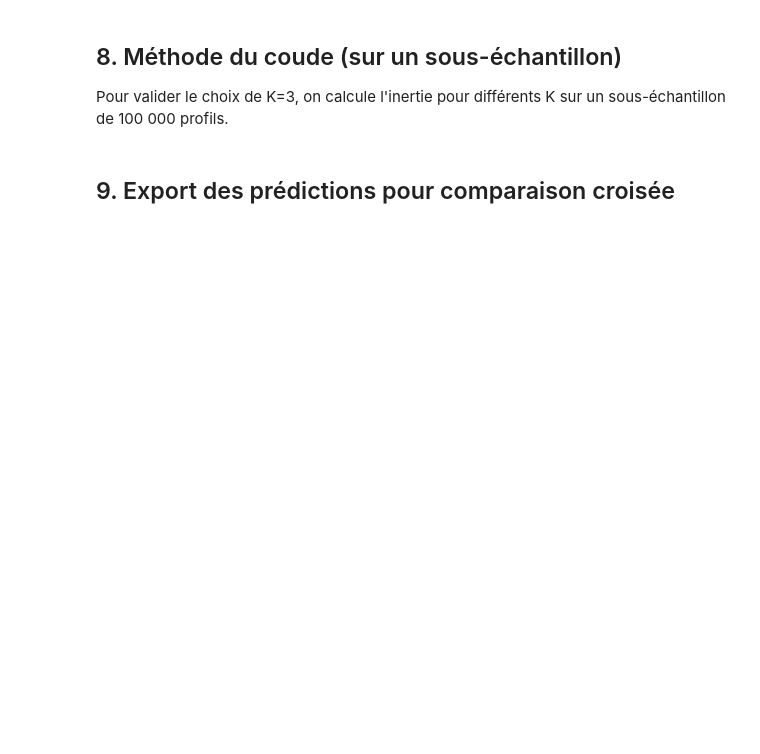
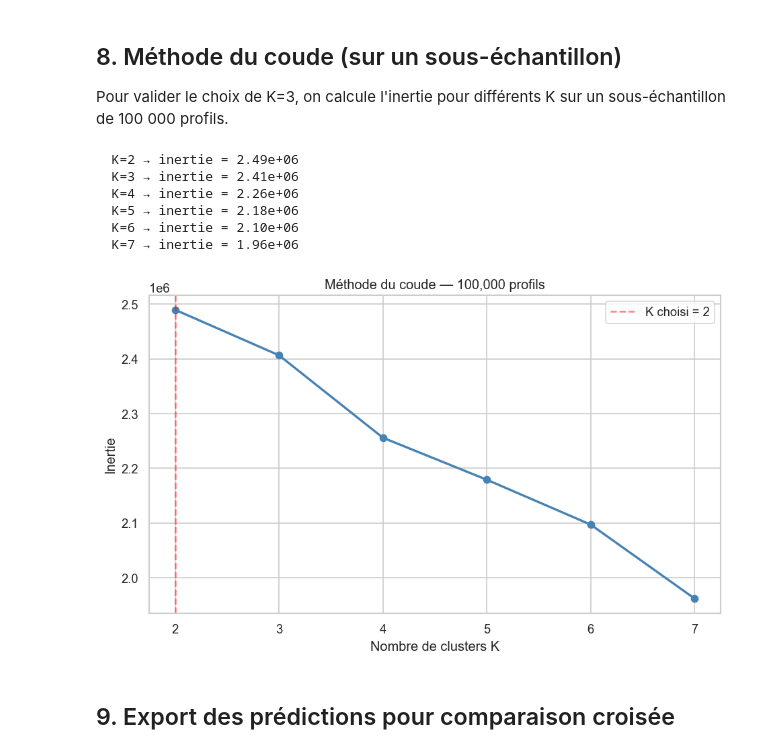
Before and after one commit to malcolm-a/if29-twitter-analysis, a Jupyter notebook: src/ml/unsupervised/kmeans_2m.ipynb, the cells around one changed output. Drawn from its saved outputs; the diff is of its cells as text; code cells hidden in the pictures; blank space fills up the shorter version.

Commit message:
wip(ml): update unsupervised clustering experiments

```diff
--- a/src/ml/unsupervised/kmeans_2m.ipynb
+++ b/src/ml/unsupervised/kmeans_2m.ipynb
@@ -39,9 +37,6 @@ print("✅ Imports OK")
 # %% [markdown]
 ## 2. Configuration
 # %%
-# ---------------------------------------------------------------------------
-# Features (mêmes que RF et autres notebooks unsupervised)
-# ---------------------------------------------------------------------------
 ALL_FEATURES = [
     "verified", "default_profile", "default_profile_image",
     "tweet_count", "urls_per_tweet", "hashtags_per_tweet", "mentions_per_tweet",
@@ -60,7 +55,7 @@ LOG_FEATURES = [
 
 # Paramètres de streaming
 BATCH_SIZE = 50_000     # profils par batch depuis PostgreSQL
-K_CLUSTERS = 3          # nombre de clusters (tester aussi 4)
+K_CLUSTERS = 2          # nombre de clusters (tester aussi 3, 4)
 RANDOM_STATE = 42
 
 print(f"Features : {len(ALL_FEATURES)}")
@@ -69,7 +68,8 @@ print(f"K : {K_CLUSTERS}")
 # %% [markdown]
 ## 3. Récupération des 420 profils labellisés (sondes)
 # %%
-df_labeled = get_labeled_features("data/processed/labeling_sample.csv")
+data_path = Path.cwd().parents[2] / "data" / "processed" / "labeling_sample.csv"
+df_labeled = get_labeled_features(str(data_path))
 labeled_user_ids = df_labeled["user_id"].to_list()
 
 # Extraction des features + log-transform
@@ -77,6 +77,9 @@ X_labeled = df_labeled.select(ALL_FEATURES).to_pandas().astype(float)
 for col in LOG_FEATURES:
     X_labeled[col] = np.log1p(np.maximum(X_labeled[col], 0))
 
+X_labeled = X_labeled.replace([np.inf, -np.inf], np.nan)
+X_labeled = X_labeled.fillna(X_labeled.median(numeric_only=True)).fillna(0)
+
 y_labeled = df_labeled["label"].to_pandas()
 
 print(f"Profils labellisés : {len(labeled_user_ids)}")
@@ -120,6 +127,9 @@ with get_db_connection() as conn:
             for col in LOG_FEATURES:
                 batch[col] = np.log1p(np.maximum(batch[col], 0))
 
+            batch = batch.replace([np.inf, -np.inf], np.nan)
+            batch = batch.fillna(batch.median(numeric_only=True)).fillna(0)
+
             scaler.partial_fit(batch.values)
             total_profiles += len(batch)
 
@@ -138,7 +160,7 @@ kmeans = MiniBatchKMeans(
     random_state=RANDOM_STATE,
     n_init=3,
     max_iter=100,
-)
+ )
 
 total_profiles = 0
 
@@ -155,6 +177,9 @@ with get_db_connection() as conn:
             for col in LOG_FEATURES:
                 batch[col] = np.log1p(np.maximum(batch[col], 0))
 
+            batch = batch.replace([np.inf, -np.inf], np.nan)
+            batch = batch.fillna(batch.median(numeric_only=True)).fillna(0)
+
             X_batch = scaler.transform(batch.values)
             kmeans.partial_fit(X_batch)
             total_profiles += len(batch)
@@ -272,33 +352,44 @@ query_sub = f"""
 """
 
 with get_db_connection() as conn:
     with conn.cursor() as cur:
         cur.execute(query_sub, (tuple(labeled_user_ids),))
         rows = cur.fetchall()
 
 subsample = pl.DataFrame(rows, schema=ALL_FEATURES, orient="row").to_pandas().astype(float)
 for col in LOG_FEATURES:
     subsample[col] = np.log1p(np.maximum(subsample[col], 0))
 
+subsample = subsample.replace([np.inf, -np.inf], np.nan)
+subsample = subsample.fillna(subsample.median(numeric_only=True)).fillna(0)
+
 X_sub = scaler.transform(subsample.values)
 
 inertias = []
 for k in K_RANGE:
     km = MiniBatchKMeans(n_clusters=k, batch_size=1000, random_state=RANDOM_STATE, n_init=3)
     km.fit(X_sub)
     inertias.append(km.inertia_)
     print(f"  K={k} → inertie = {km.inertia_:.2e}")
 
 # Plot
 fig, ax = plt.subplots(figsize=(8, 5))
 ax.plot(list(K_RANGE), inertias, marker="o", color="steelblue", linewidth=2)
 ax.axvline(K_CLUSTERS, color="red", linestyle="--", alpha=0.5, label=f"K choisi = {K_CLUSTERS}")
 ax.set_xlabel("Nombre de clusters K")
 ax.set_ylabel("Inertie")
 ax.set_title(f"Méthode du coude — {N_SUBSAMPLE:,} profils")
 ax.legend()
 plt.tight_layout()
 plt.show()
+# %% [output]
+  K=2 → inertie = 2.49e+06
+  K=3 → inertie = 2.41e+06
+  K=4 → inertie = 2.26e+06
+  K=5 → inertie = 2.18e+06
+  K=6 → inertie = 2.10e+06
+  K=7 → inertie = 1.96e+06
+[figure, added]
 # %% [markdown]
 ## 9. Export des prédictions pour comparaison croisée
 # %%
```
Also changed, not shown: parts of 10 cells of this notebook, 3 other files.
